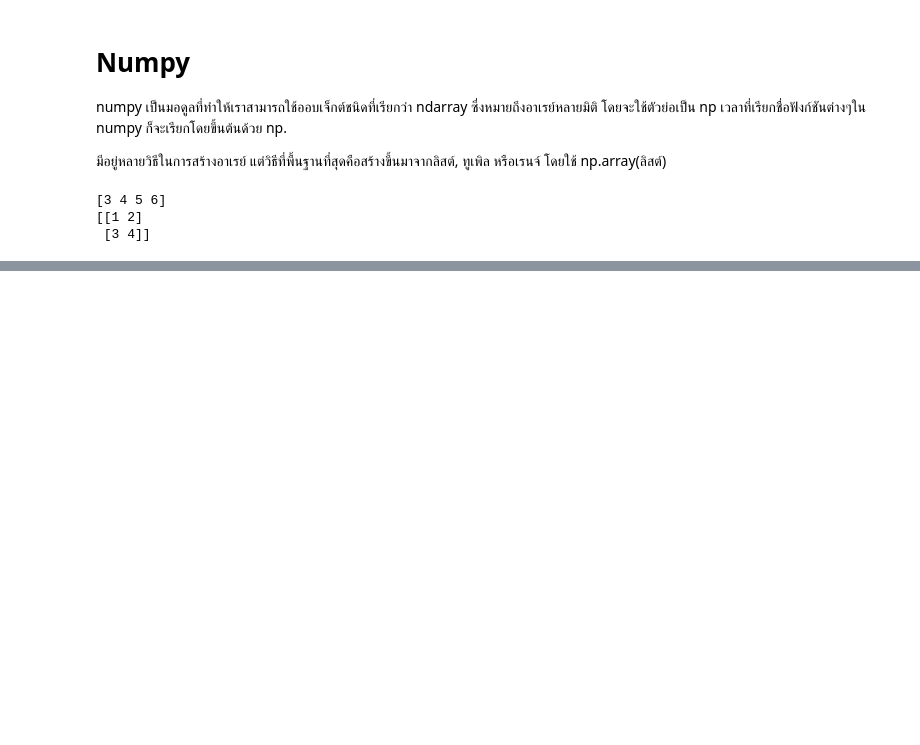
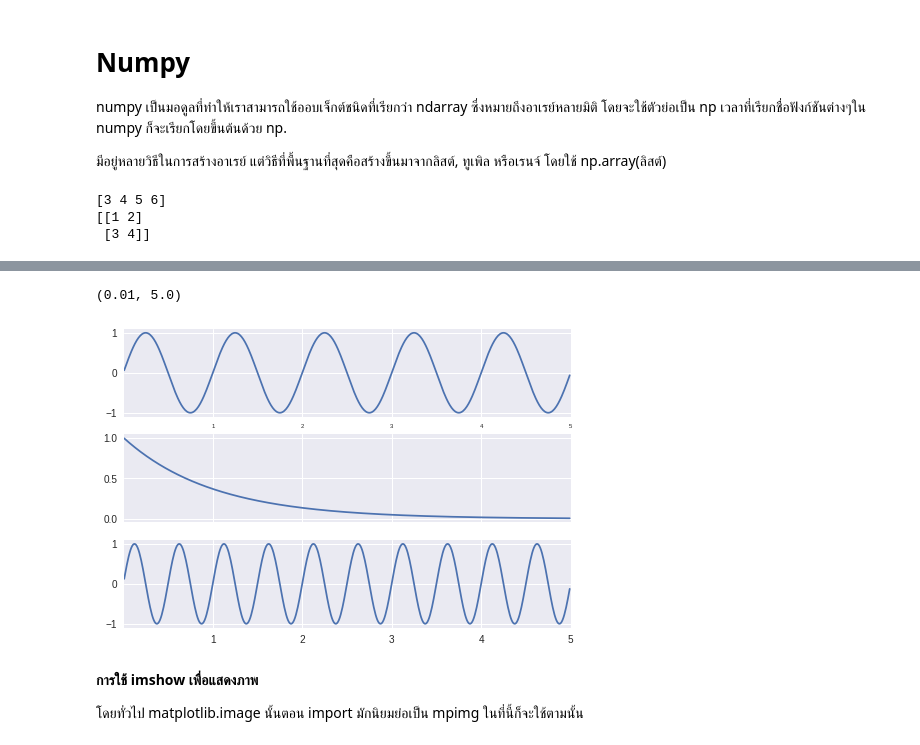
Before and after one commit to Nattapoy/My-Report, a Jupyter notebook: python.ipynb, the cells around one changed output, grey strips where cells are left out. Drawn from its saved outputs; the diff is of its cells as text; code cells hidden in the pictures; blank space fills up the shorter version.

```diff
--- a/python.ipynb
+++ b/python.ipynb
@@ -433,0 +548,28 @@ print(araya)
+# %%
+import plotly.tools as tls
+t = np.arange(0.01, 5.0, 0.01)
+s1 = np.sin(2*np.pi*t)
+s2 = np.exp(-t)
+s3 = np.sin(4*np.pi*t)
+
+ax1 = plt.subplot(311)
+plt.plot(t, s1)
+plt.setp(ax1.get_xticklabels(), fontsize=6)
+
+# share x only
+ax2 = plt.subplot(312, sharex=ax1)
+plt.plot(t, s2)
+# make these tick labels invisible
+plt.setp(ax2.get_xticklabels(), visible=False)
+
+# share x and y
+ax3 = plt.subplot(313, sharex=ax1, sharey=ax1)
+plt.plot(t, s3)
+plt.xlim(0.01, 5.0)
+# %% [output]
+(0.01, 5.0)
+[figure, added]
+# %% [markdown]
+**การใช้ imshow เพื่อแสดงภาพ**
+
+โดยทั่วไป matplotlib.image นั้นตอน import มักนิยมย่อเป็น mpimg ในที่นี้ก็จะใช้ตามนั้น
```
Also changed, not shown: parts of 19 cells of this notebook.
